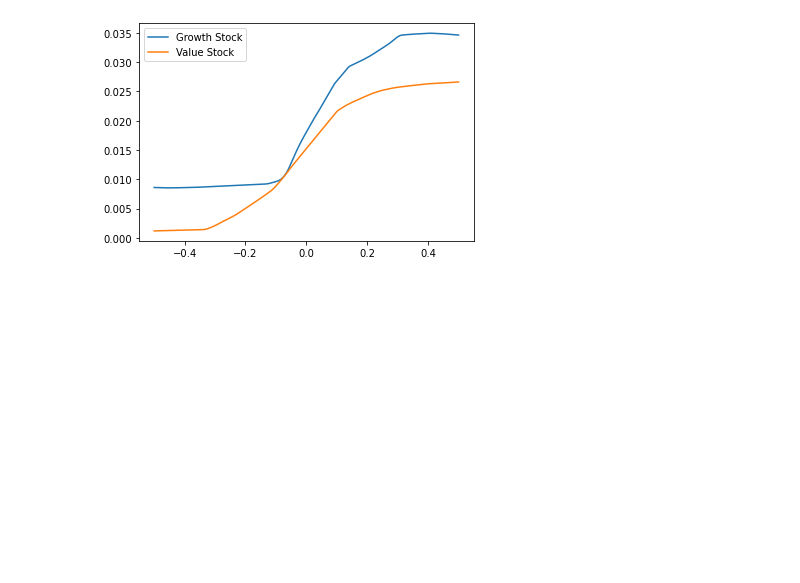
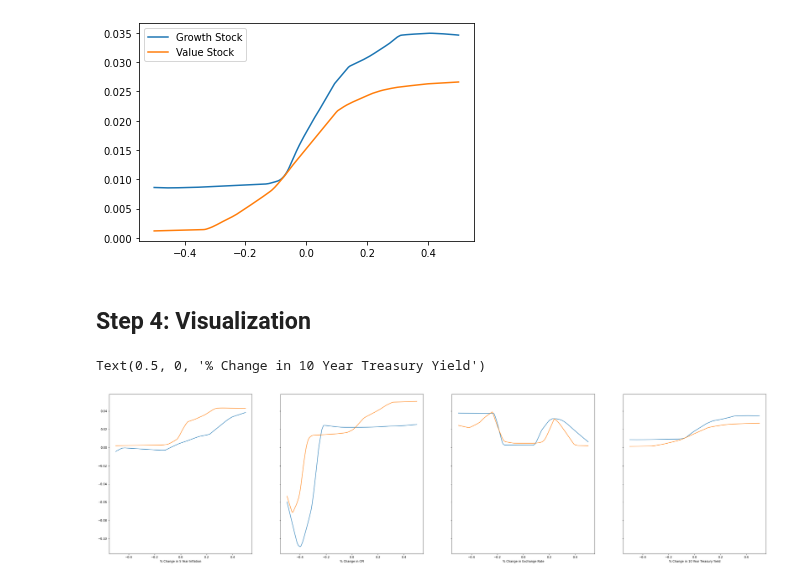
Before and after one commit to lu18cheng/pic16b_stock_analysis, a Jupyter notebook: code/Neural Networks.ipynb, the cells around one changed output. Drawn from its saved outputs; the diff is of its cells as text; code cells hidden in the pictures; blank space fills up the shorter version.

Commit message:
added visualization

```diff
--- a/code/Neural Networks.ipynb
+++ b/code/Neural Networks.ipynb
@@ -345,3 +345,24 @@ plt.legend()
 # %% [output]
 <matplotlib.legend.Legend at 0x...>
 [figure]
+# %% [markdown]
+## Step 4: Visualization
+# %%
+testing_data = np.linspace(-0.5, 0.5, 1000)
+# %%
+fig, ax = plt.subplots(1, 4, figsize = (40, 10), sharey = True)
+ax[0].plot(testing_data, model1.predict(testing_data), label = "Growth Stock")
+ax[0].plot(testing_data, model2.predict(testing_data), label = "Value Stock")
+ax[0].set_xlabel('% Change in 5 Year Inflation')
+ax[1].plot(testing_data, model3.predict(testing_data), label = "Growth Stock")
+ax[1].plot(testing_data, model4.predict(testing_data), label = "Value Stock")
+ax[1].set_xlabel('% Change in CPI')
+ax[2].plot(testing_data, model5.predict(testing_data), label = "Growth Stock")
+ax[2].plot(testing_data, model6.predict(testing_data), label = "Value Stock")
+ax[2].set_xlabel('% Change in Exchange Rate')
+ax[3].plot(testing_data, model7.predict(testing_data), label = "Growth Stock")
+ax[3].plot(testing_data, model8.predict(testing_data), label = "Value Stock")
+ax[3].set_xlabel('% Change in 10 Year Treasury Yield')
+# %% [output]
+Text(0.5, 0, '% Change in 10 Year Treasury Yield')
+[figure, added]
```
